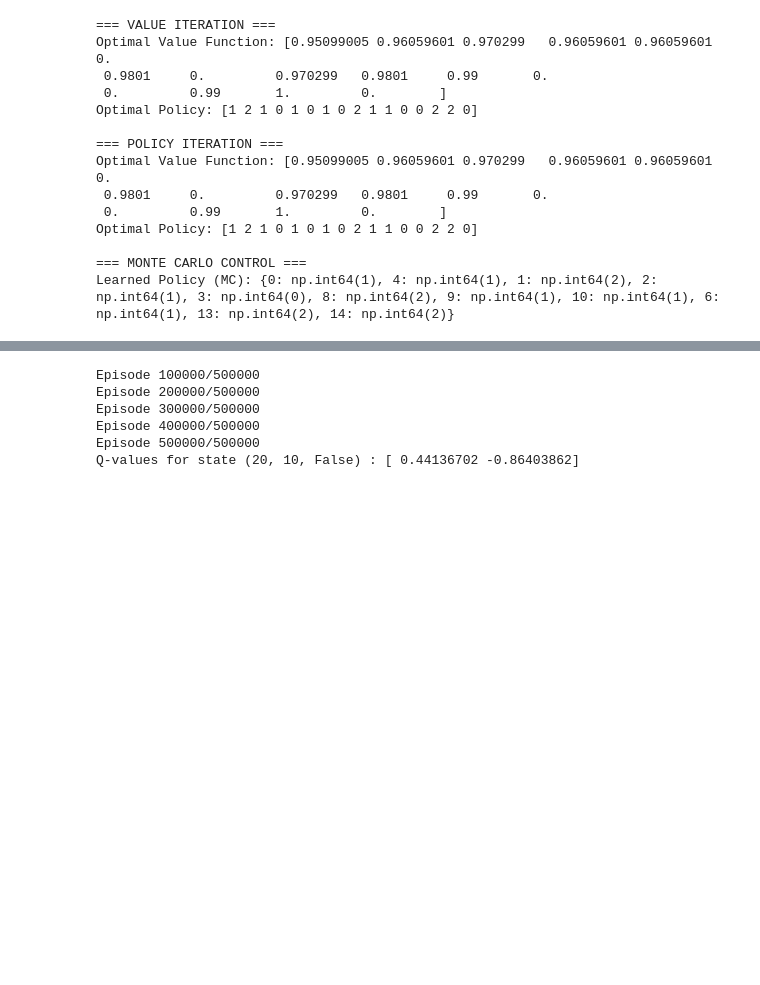
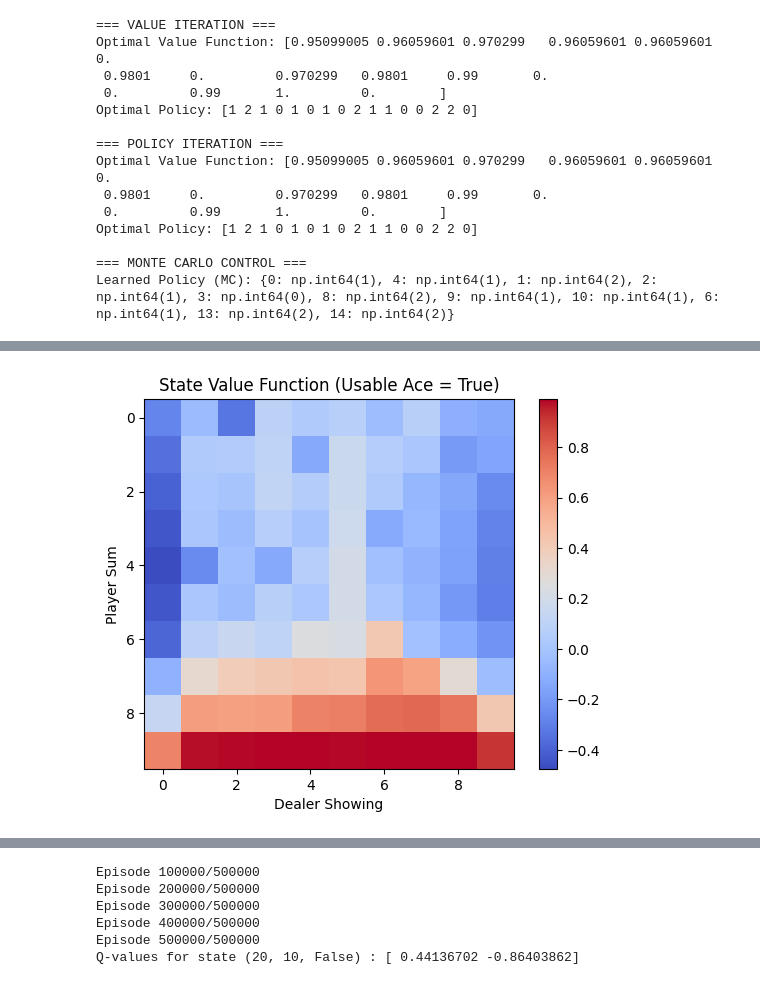
Before and after one commit to rishikesh715/ADM, a Jupyter notebook: LAB_2_R&L.ipynb, the cells around one changed output, grey strips where cells are left out. Drawn from its saved outputs; the diff is of its cells as text; code cells hidden in the pictures; blank space fills up the shorter version.

```diff
--- a/LAB_2_R&L.ipynb
+++ b/LAB_2_R&L.ipynb
@@ -138,3 +138,90 @@ Optimal Policy: [1 2 1 0 1 0 1 0 2 1 1 0 0 2 2 0]
 
 === MONTE CARLO CONTROL ===
 Learned Policy (MC): {0: np.int64(1), 4: np.int64(1), 1: np.int64(2), 2: np.int64(1), 3: np.int64(0), 8: np.int64(2), 9: np.int64(1), 10: np.int64(1), 6: np.int64(1), 13: np.int64(2), 14: np.int64(2)}
+# %%
+#Monte Carlo Policy Evaluation & Control (ε-greedy) – Blackjack Example
+import gymnasium as gym # Changed from import gym
+import numpy as np
+from collections import defaultdict
+import matplotlib.pyplot as plt
+
+env = gym.make("Blackjack-v1", sab=True) # Changed env name
+
+# ε-greedy policy
+def epsilon_greedy_policy(Q, state, nA, epsilon):
+    if np.random.rand() < epsilon:
+        return np.random.choice(nA)
+    else:
+        return np.argmax(Q[state])
+
+# Generate an episode following policy π
+def generate_episode(Q, epsilon, nA):
+    episode = []
+    state = env.reset()[0]
+    done = False
+    while not done:
+        action = epsilon_greedy_policy(Q, state, nA, epsilon)
+        next_state, reward, done, truncated, _ = env.step(action)
+        episode.append((state, action, reward))
+        state = next_state
+    return episode
+
+# Monte Carlo Control with ε-greedy
+def mc_control_epsilon_greedy(num_episodes=500000, gamma=1.0, epsilon=0.1):
+    Q = defaultdict(lambda: np.zeros(env.action_space.n))  # Q[state][action]
+    returns_sum = defaultdict(float)
+    returns_count = defaultdict(float)
+
+    for i_episode in range(1, num_episodes + 1):
+        episode = generate_episode(Q, epsilon, env.action_space.n)
+        G = 0
+        visited = set()
+
+        # Work backwards through episode
+        for t in reversed(range(len(episode))):
+            state, action, reward = episode[t]
+            G = gamma * G + reward
+
+            if (state, action) not in visited:
+                visited.add((state, action))
+                returns_sum[(state, action)] += G
+                returns_count[(state, action)] += 1
+                Q[state][action] = returns_sum[(state, action)] / returns_count[(state, action)]
+
+        # Optional: print progress
+        if i_episode % 100000 == 0:
+            print(f"Episode {i_episode}/{num_episodes}")
+
+    policy = {s: np.argmax(a) for s, a in Q.items()}
+    return policy, Q
+
+# Run the MC Control
+final_policy, final_Q = mc_control_epsilon_greedy()
+
+# Example: View Q-value for a specific state
+sample_state = (20, 10, False)  # (player_sum, dealer_card, usable_ace)
+print("Q-values for state", sample_state, ":", final_Q[sample_state])
+
+# Optional Visualization of State Value
+
+def plot_value_function(Q, usable_ace=True):
+    value_fn = np.zeros((10, 10))
+    for player_sum in range(12, 22):
+        for dealer_card in range(1, 11):
+            state = (player_sum, dealer_card, usable_ace)
+            if state in Q:
+                value_fn[player_sum - 12, dealer_card - 1] = np.max(Q[state])
+            else:
+                value_fn[player_sum - 12, dealer_card - 1] = 0
+
+    plt.imshow(value_fn, cmap='coolwarm')
+    plt.colorbar()
+    plt.xlabel("Dealer Showing")
+    plt.ylabel("Player Sum")
+    plt.title("State Value Function (Usable Ace = " + str(usable_ace) + ")")
+    plt.show()
+
+# Plot both with and without usable ace
+plot_value_function(final_Q, usable_ace=True)
+plot_value_function(final_Q, usable_ace=False)
+# %% [output]
@@ -140,0 +234 @@ Learned Policy (MC): {0: np.int64(1), 4: np.int64(1), 1: np.int64(2), 2: np.int6
+[figure, added]
```
Also changed, not shown: parts of 1 cell of this notebook.
